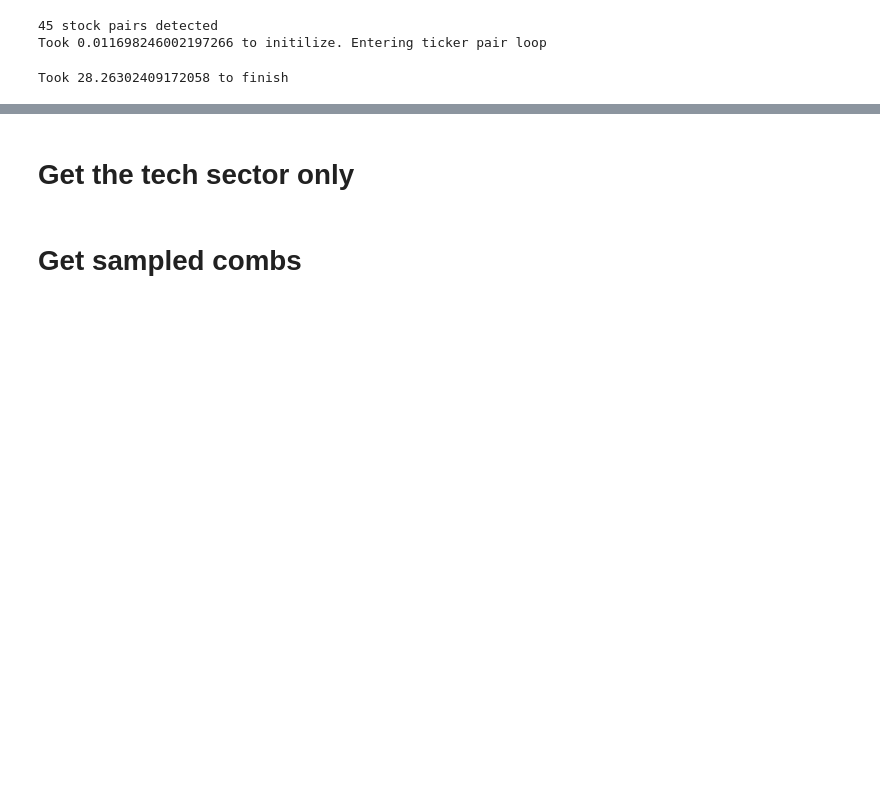
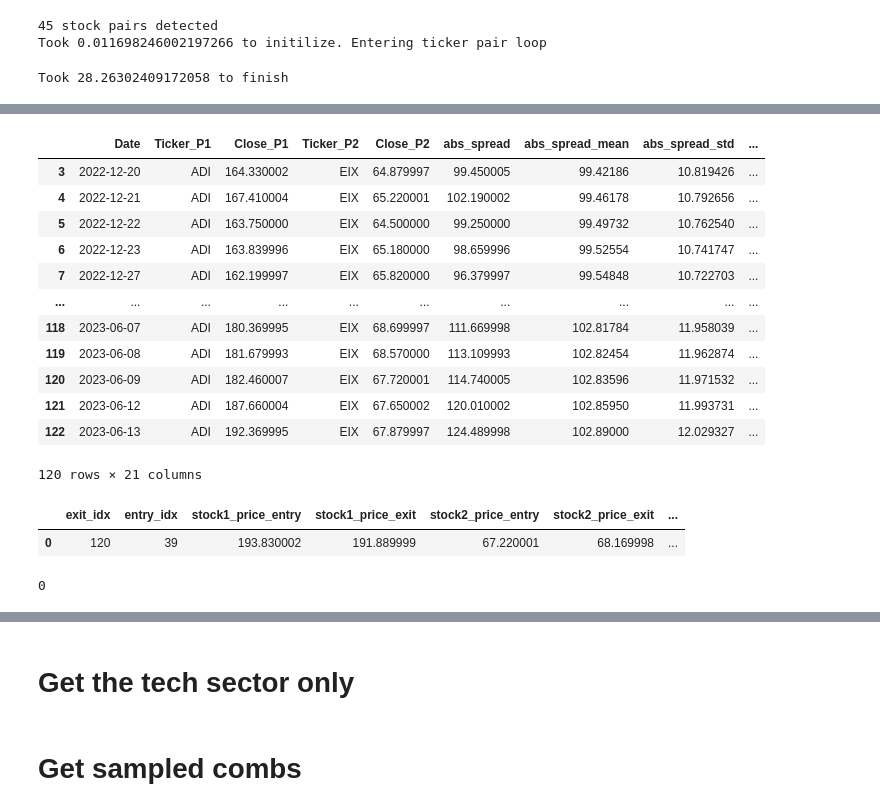
Before and after one commit to nishikaa/pair_trading, a Jupyter notebook: pair-trading-foundations/notebooks/Training Data Generation.ipynb, the cells around one changed output, grey strips where cells are left out. Drawn from its saved outputs; the diff is of its cells as text; code cells hidden in the pictures; blank space fills up the shorter version.

```diff
--- a/pair-trading-foundations/notebooks/Training Data Generation.ipynb
+++ b/pair-trading-foundations/notebooks/Training Data Generation.ipynb
@@ -55,0 +89,25 @@ Took 28.26302409172058 to finish
+# %%
+sub
+# %% [output]
+|  | Date | Ticker_P1 | Close_P1 | Ticker_P2 | Close_P2 | abs_spread | abs_spread_mean | abs_spread_std | ... |
+| 3 | 2022-12-20 | ADI | 164.330002 | EIX | 64.879997 | 99.450005 | 99.42186 | 10.819426 | ... |
+| 4 | 2022-12-21 | ADI | 167.410004 | EIX | 65.220001 | 102.190002 | 99.46178 | 10.792656 | ... |
+| 5 | 2022-12-22 | ADI | 163.750000 | EIX | 64.500000 | 99.250000 | 99.49732 | 10.762540 | ... |
+| 6 | 2022-12-23 | ADI | 163.839996 | EIX | 65.180000 | 98.659996 | 99.52554 | 10.741747 | ... |
+| 7 | 2022-12-27 | ADI | 162.199997 | EIX | 65.820000 | 96.379997 | 99.54848 | 10.722703 | ... |
+| ... | ... | ... | ... | ... | ... | ... | ... | ... | ... |
+| 118 | 2023-06-07 | ADI | 180.369995 | EIX | 68.699997 | 111.669998 | 102.81784 | 11.958039 | ... |
+| 119 | 2023-06-08 | ADI | 181.679993 | EIX | 68.570000 | 113.109993 | 102.82454 | 11.962874 | ... |
+| 120 | 2023-06-09 | ADI | 182.460007 | EIX | 67.720001 | 114.740005 | 102.83596 | 11.971532 | ... |
+| 121 | 2023-06-12 | ADI | 187.660004 | EIX | 67.650002 | 120.010002 | 102.85950 | 11.993731 | ... |
+| 122 | 2023-06-13 | ADI | 192.369995 | EIX | 67.879997 | 124.489998 | 102.89000 | 12.029327 | ... |
+120 rows × 21 columns
+# %%
+sub.trade_executions.values[0]
+# %% [output]
+|  | exit_idx | entry_idx | stock1_price_entry | stock1_price_exit | stock2_price_entry | stock2_price_exit | ... |
+| 0 | 120 | 39 | 193.830002 | 191.889999 | 67.220001 | 68.169998 | ... |
+# %%
+np.where(sub.Date==date)[0][0]
+# %% [output]
+0
```
Also changed, not shown: parts of 16 cells of this notebook, 3 other files.
